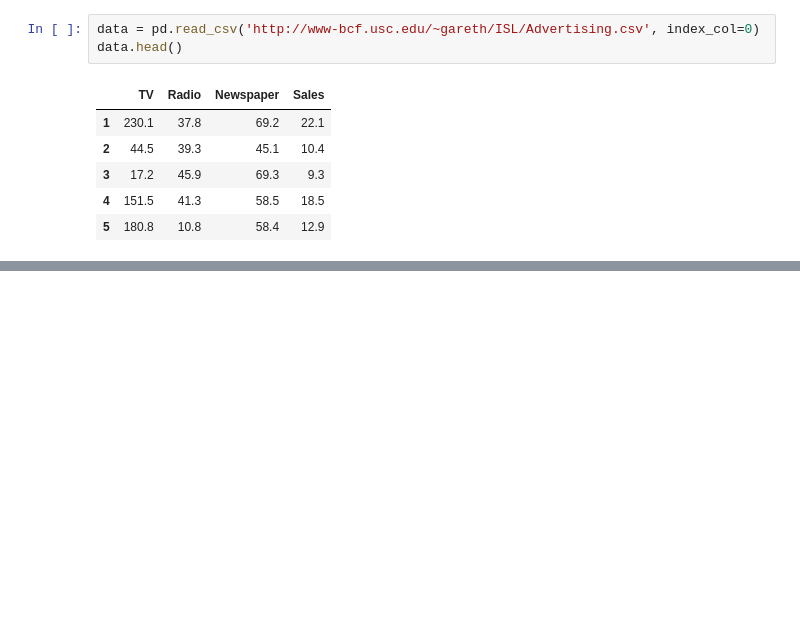
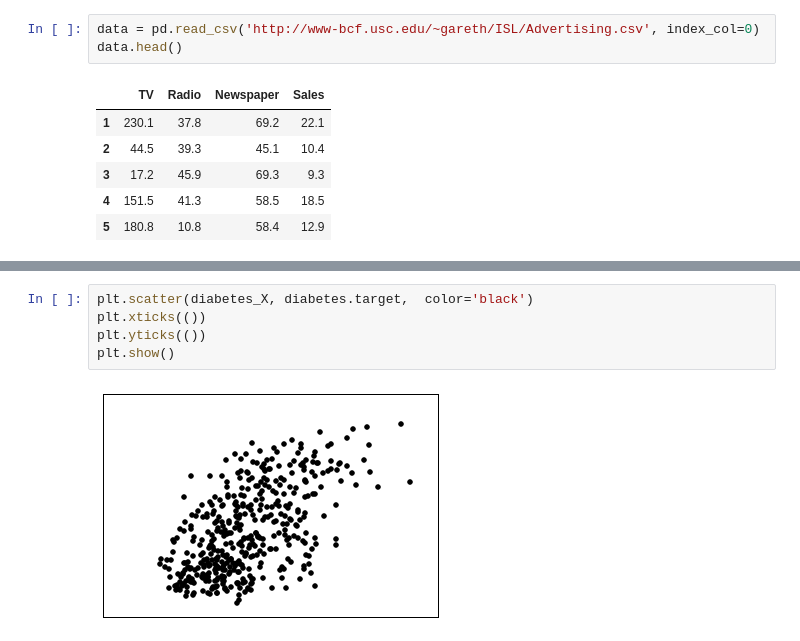
Before and after one commit to danilons/ml-course, a Jupyter notebook: class2.ipynb, the cells around one changed output, grey strips where cells are left out. Drawn from its saved outputs; the diff is of its cells as text; blank space fills up the shorter version.

```diff
--- a/class2.ipynb
+++ b/class2.ipynb
@@ -25,0 +56,7 @@ data.plot(kind='scatter', x='Newspaper', y='Sales', ax=axs[2])
+# %%
+plt.scatter(diabetes_X, diabetes.target,  color='black')
+plt.xticks(())
+plt.yticks(())
+plt.show()
+# %% [output]
+[figure, added]
```
Also changed, not shown: parts of 31 cells of this notebook, 1 other file.
